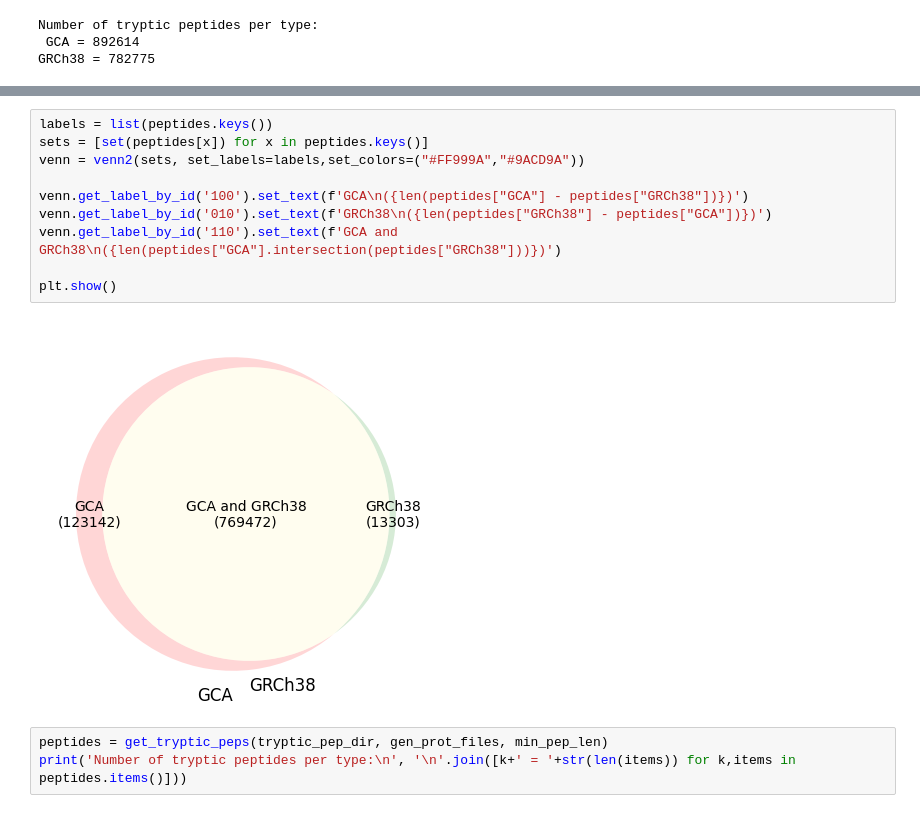
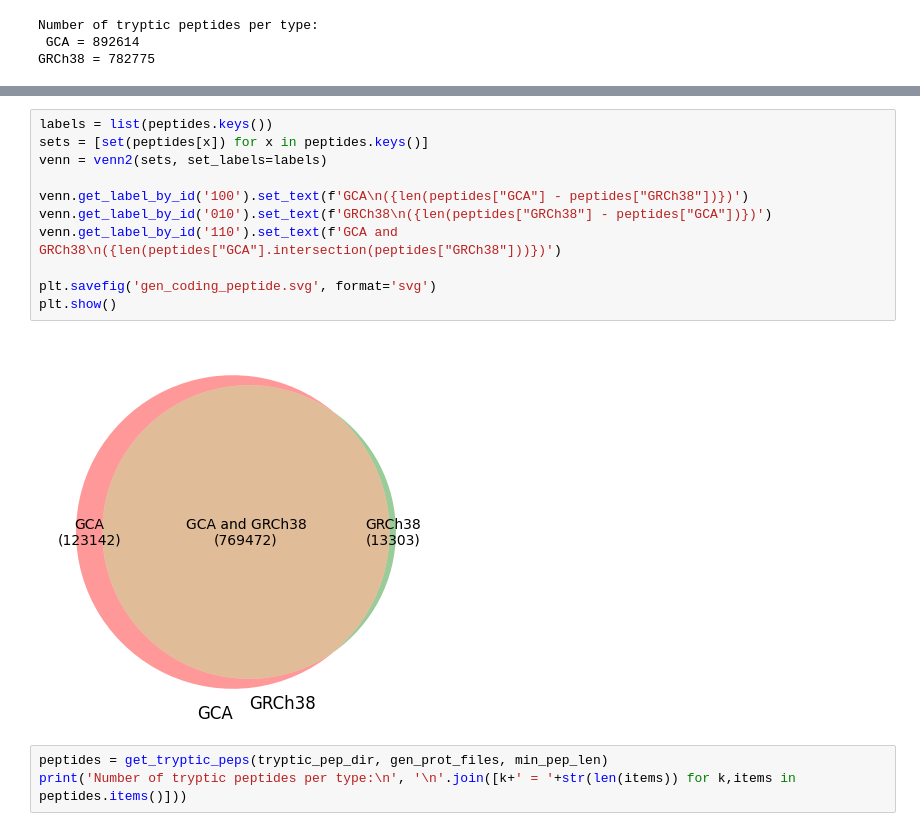
Before and after one commit to bigbio/pgt-pangenome, a Jupyter notebook: db_generation_WD.ipynb, the cells around one changed output, grey strips where cells are left out. Cells and saved outputs as stored; diff of their text form.

```diff
--- a/db_generation_WD.ipynb
+++ b/db_generation_WD.ipynb
@@ -251,15 +251,16 @@ plt.savefig('coding_baroverlap.pdf')
 # %%
 labels = list(peptides.keys())
 sets = [set(peptides[x]) for x in peptides.keys()]
-venn = venn2(sets, set_labels=labels,set_colors=("#FF999A","#9ACD9A"))
+venn = venn2(sets, set_labels=labels)
 
 venn.get_label_by_id('100').set_text(f'GCA\n({len(peptides["GCA"] - peptides["GRCh38"])})')
 venn.get_label_by_id('010').set_text(f'GRCh38\n({len(peptides["GRCh38"] - peptides["GCA"])})')
 venn.get_label_by_id('110').set_text(f'GCA and GRCh38\n({len(peptides["GCA"].intersection(peptides["GRCh38"]))})')
 
+plt.savefig('gen_coding_peptide.svg', format='svg')
 plt.show()
 # %% [output]
-[figure, old version]
+[figure, new version]
 # %%
 peptides = get_tryptic_peps(tryptic_pep_dir, gen_prot_files, min_pep_len)
 print('Number of tryptic peptides per type:\n', '\n'.join([k+' = '+str(len(items)) for k,items in peptides.items()]))
```
Also changed, not shown: parts of 3 cells of this notebook, 6 other files.
